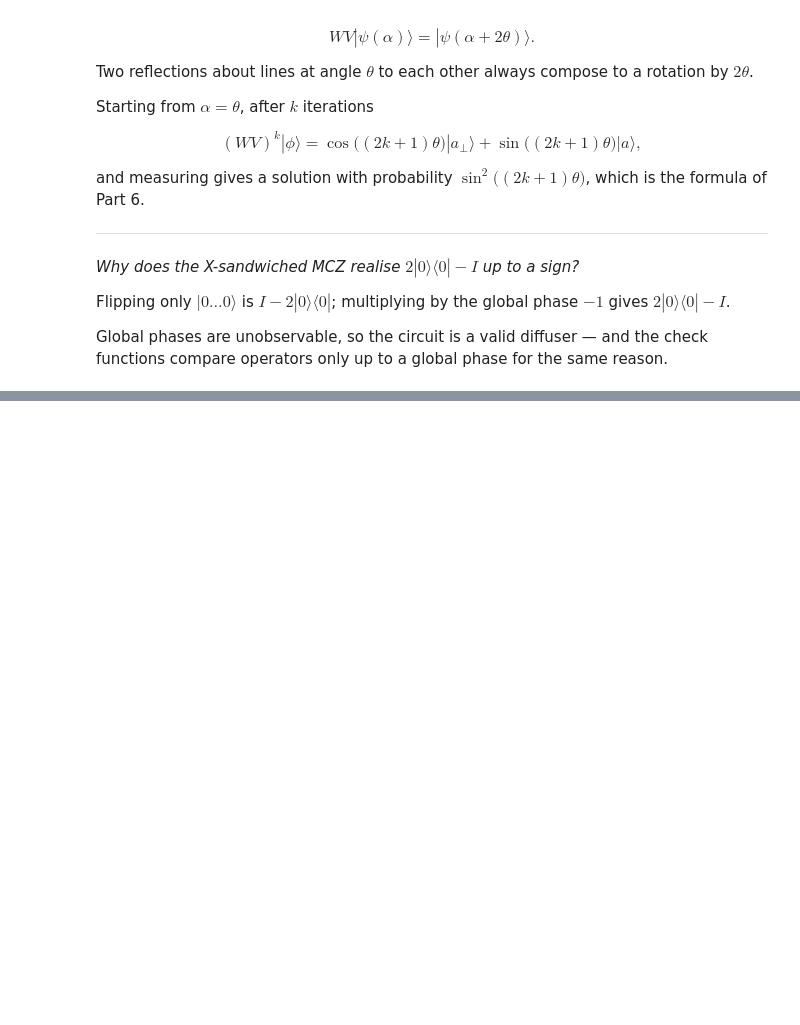
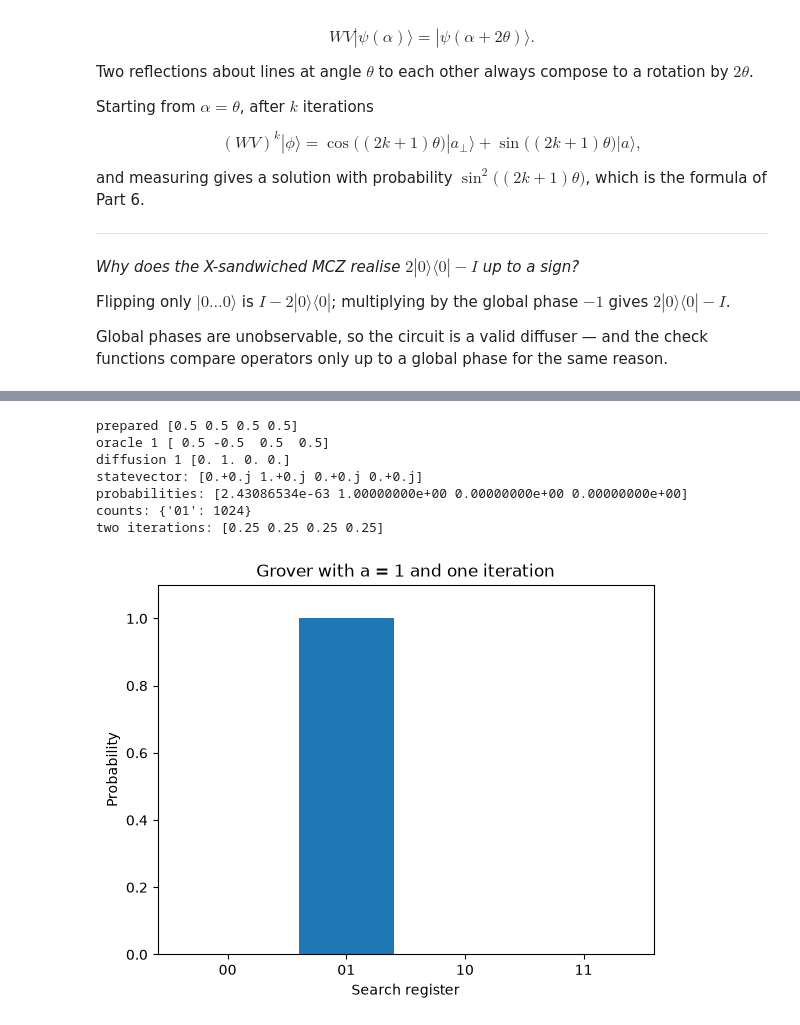
Before and after one commit to Ackaraphon1928/2110595-Intro-To-Quantum-Computing, a Jupyter notebook: Lab/Lab2_Grover_s_Algorithm.ipynb, the cells around one changed output, grey strips where cells are left out. Saved outputs shown, nothing was run; the diff lists cells and outputs as text; code cells hidden in the pictures; blank space fills up the shorter version.

Commit message:
add: lab2 Grover algo

```diff
--- a/Lab/Lab2_Grover_s_Algorithm.ipynb
+++ b/Lab/Lab2_Grover_s_Algorithm.ipynb
@@ -962,0 +1001,78 @@ Global phases are unobservable, so the circuit is a valid diffuser — and the c
+# %%
+import numpy as np
+from collections import Counter
+import matplotlib.pyplot as plt
+
+I = np.eye(2, dtype=complex)
+X = np.array([[0, 1], [1, 0]], dtype=complex)
+Z = np.diag([1, -1]).astype(complex)
+H = np.array([[1, 1], [1, -1]], complex) / np.sqrt(2)
+H2 = np.kron(H, H)
+CZ = np.diag([1, 1, 1, -1]).astype(complex)
+D0 = np.kron(Z, Z) @ CZ
+W = H2 @ D0 @ H2
+
+def phase_oracle(a):
+    if a not in range(4):
+        raise ValueError("a must be 0, 1, 2, or 3")
+    # Basis: |x1 x0>. Map marked |a> onto |11>.
+    F1 = X if ((a >> 1) & 1) == 0 else I
+    F0 = X if (a & 1) == 0 else I
+    F = np.kron(F1, F0)
+    return F @ CZ @ F
+
+def simulate(a=1, iterations=1, shots=1024, seed=42):
+    if iterations < 0 or int(iterations) != iterations:
+        raise ValueError("iterations must be a nonnegative integer")
+    if shots < 1 or int(shots) != shots:
+        raise ValueError("shots must be a positive integer")
+    V = phase_oracle(a)
+    psi = np.array([1, 0, 0, 0], dtype=complex)
+    psi = H2 @ psi
+    history = [("prepared", psi.copy())]
+    for k in range(int(iterations)):
+        psi = V @ psi
+        history.append((f"oracle {k + 1}", psi.copy()))
+        psi = W @ psi
+        history.append((f"diffusion {k + 1}", psi.copy()))
+    assert np.isclose(np.vdot(psi, psi), 1.0)
+    probs = np.abs(psi) ** 2
+    probs /= probs.sum()
+    rng = np.random.default_rng(seed)
+    samples = rng.choice(4, size=int(shots), p=probs)
+    counts = dict(sorted(Counter(f"{i:02b}" for i in samples).items()))
+    return psi, probs, counts, history
+# Verify each marked state and the matrix identities.
+phi = np.ones(4, dtype=complex) / 2
+assert np.allclose(W, 2 * np.outer(phi, phi.conj()) - np.eye(4))
+for a in range(4):
+    V = phase_oracle(a)
+    assert np.allclose(V.conj().T @ V, np.eye(4))
+    psi, p, counts, _ = simulate(a=a)
+    assert np.allclose(psi, np.eye(4)[a])
+    assert counts == {f"{a:02b}": 1024}
+
+psi, probs, counts, history = simulate(a=1, iterations=1)
+for name, vector in history:
+    print(name, np.round(vector.real, 6))
+print("statevector:", np.round(psi, 6))
+print("probabilities:", probs)
+print("counts:", counts)
+_, p2, _, _ = simulate(a=1, iterations=2)
+assert np.allclose(p2, np.ones(4) / 4)
+print("two iterations:", p2)
+plt.bar(["00", "01", "10", "11"], probs)
+plt.ylim(0, 1.1)
+plt.xlabel("Search register")
+plt.ylabel("Probability")
+plt.title("Grover with a = 1 and one iteration")
+plt.show()
+# %% [output]
+prepared [0.5 0.5 0.5 0.5]
+oracle 1 [ 0.5 -0.5  0.5  0.5]
+diffusion 1 [0. 1. 0. 0.]
+statevector: [0.+0.j 1.+0.j 0.+0.j 0.+0.j]
+probabilities: [2.43086534e-63 1.00000000e+00 0.00000000e+00 0.00000000e+00]
+counts: {'01': 1024}
+two iterations: [0.25 0.25 0.25 0.25]
+[figure, added]
```
Also changed, not shown: parts of 3 cells of this notebook.
